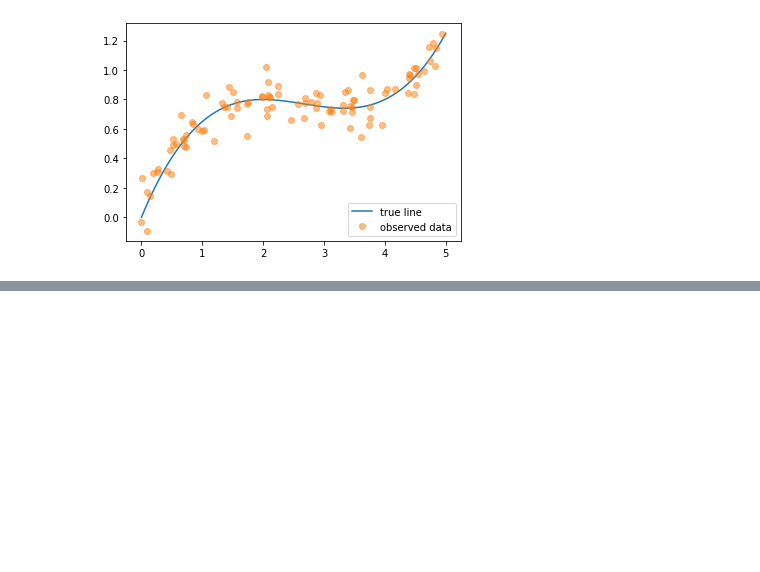
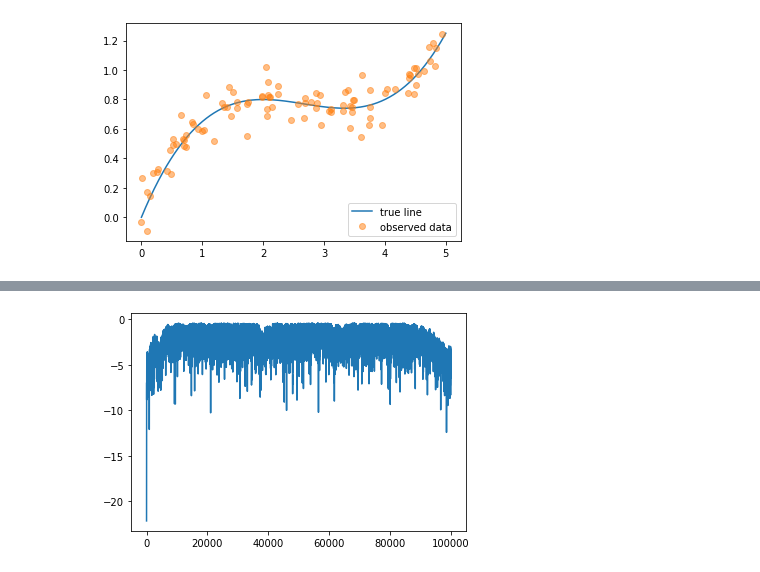
Before and after one commit to prior-knowledge/bayestime, a Jupyter notebook: 02/02_MCMC_from_scratch.ipynb, the cells around one changed output, grey strips where cells are left out. Drawn from its saved outputs; the diff is of its cells as text; code cells hidden in the pictures; blank space fills up the shorter version.

```diff
--- a/02/02_MCMC_from_scratch.ipynb
+++ b/02/02_MCMC_from_scratch.ipynb
@@ -230,0 +140,6 @@ for i in range(20000, 50000, 500):
+# %%
+def pred(theta):
+    """
+    Input array of coeffecients; output array of predicted y-hat values
+    """
+    return theta[0]*x + theta[1]*x**2 + theta[2]*x**3
@@ -230,0 +155,6 @@ for i in range(20000, 50000, 500):
+# %%
+def log_prob(theta):
+    """
+    Input a value for the coeffecients and return the (unnormalized) log-probability.
+    """
+    return -0.5*np.sum((pred(theta)-y)**2) - 0.5*np.sum((theta/hyperparams)**2)
@@ -230,0 +229,26 @@ for i in range(20000, 50000, 500):
+# %%
+def metropolis_hastings(N=10000, init=np.zeros(3), jump_dist=5e-3):
+    """
+    Generate MCMC samples for our model
+
+    :N: number of iterations
+    :init: 3-dimensional numpy array of initial values
+    :jump_dist: standard deviation of normal distribution used for candidate generation
+
+    Returns
+        -thetas: (N,3) array of parameter samples
+        -probs: (N,) array of log-probabilities
+        -acceptance_ratio: float; fraction of candidates accepted
+    """
+    thetas = np.zeros((N,3))
+    probs = np.zeros((N,))
+    accepts = 0
+    theta = init
+
+    for n in tqdm(range(N)):
+        theta, l, a = metropolis_hastings_update(theta, jump_dist)
+        thetas[n,:] = theta
+        probs[n] = l
+        accepts += int(a)
+
+    return thetas, probs, accepts/N
@@ -230,0 +270,2 @@ for i in range(20000, 50000, 500):
+# %%
+thetas, probs, AR = metropolis_hastings(100000, jump_dist=1e-2)
@@ -230,0 +291,4 @@ for i in range(20000, 50000, 500):
+# %%
+plt.plot(probs);
+# %% [output]
+[figure, added]
```
Also changed, not shown: parts of 58 cells of this notebook.
